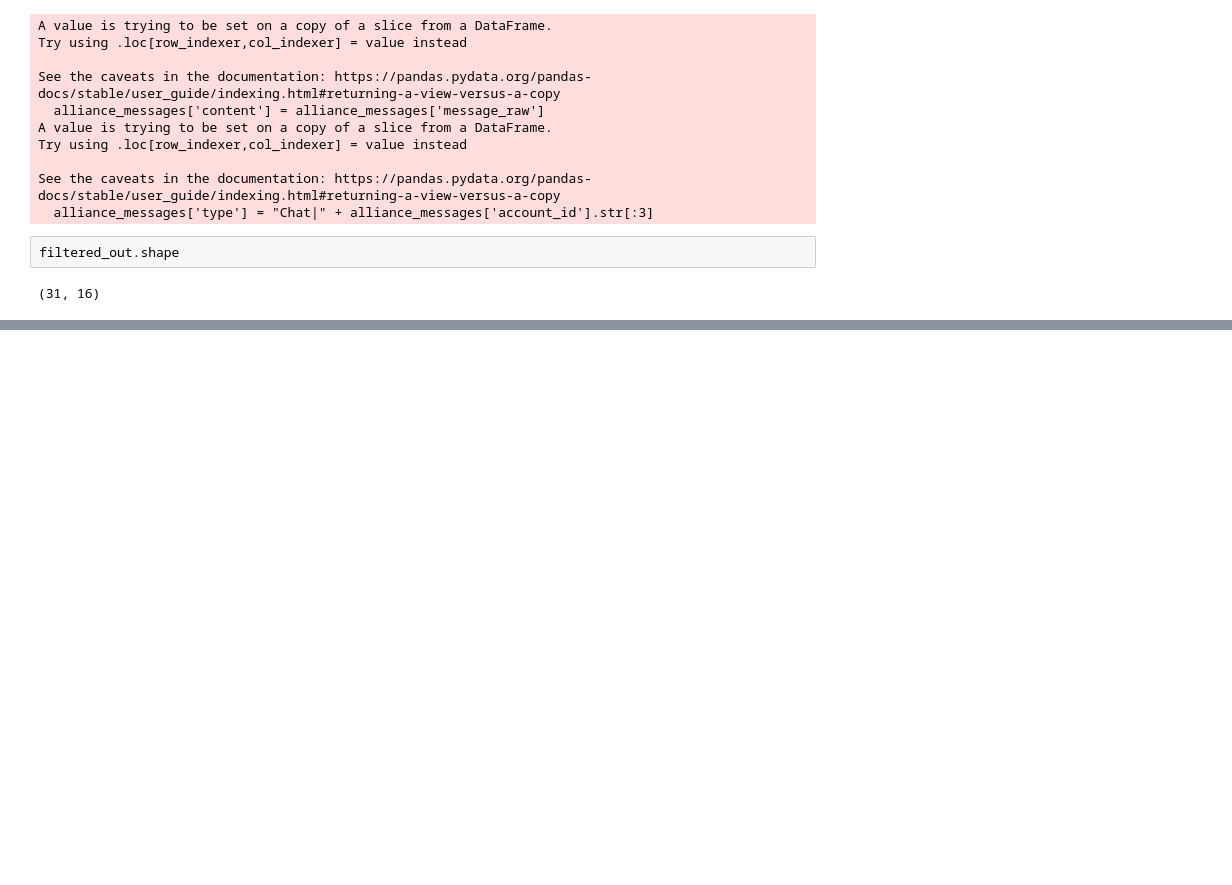
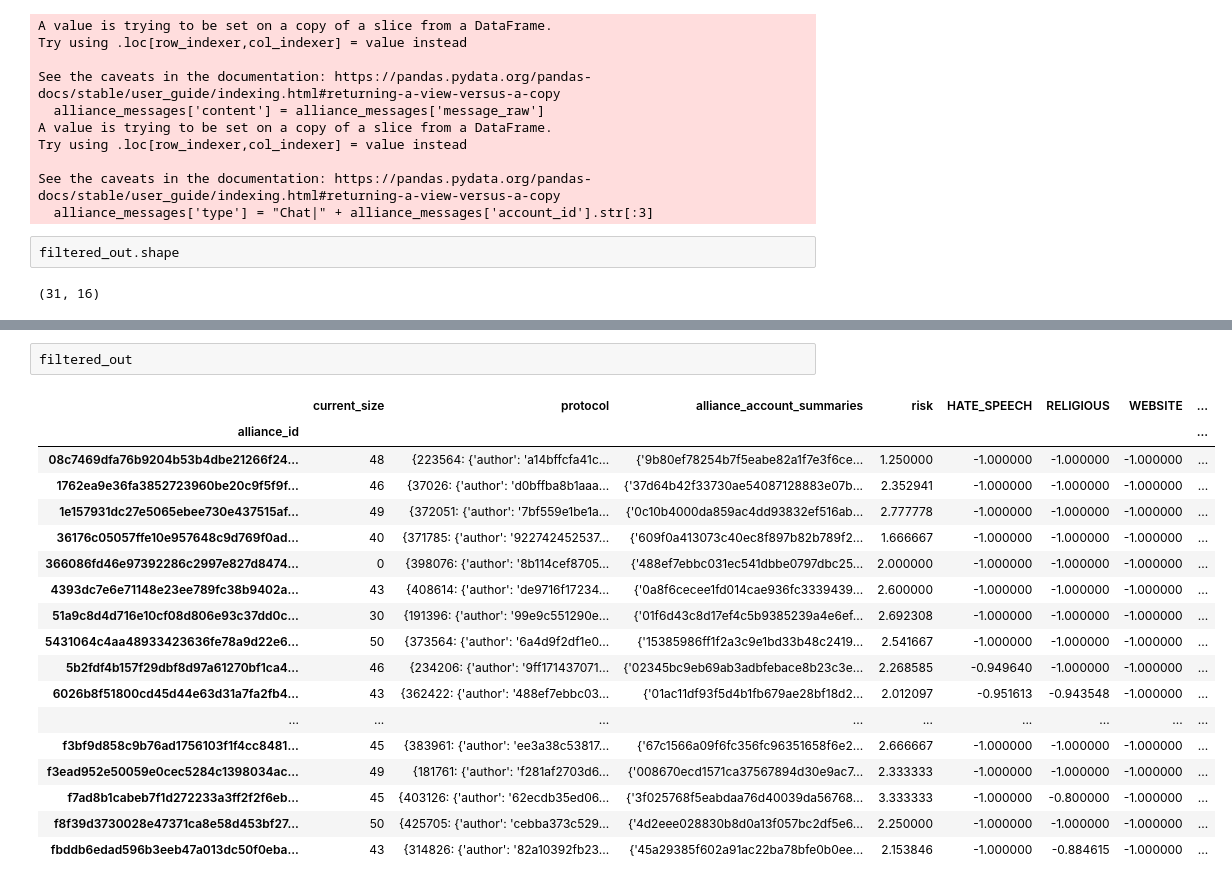
Before and after one commit to Tobias314/CantaloupeStartHack23, a Jupyter notebook: notebooks/alliance_statistics.ipynb, the cells around one changed output, grey strips where cells are left out. Cells and saved outputs as stored; diff of their text form; blank space fills up the shorter version.

```diff
--- a/notebooks/alliance_statistics.ipynb
+++ b/notebooks/alliance_statistics.ipynb
@@ -252 +253,22 @@ CHAT_GPT = {'1762ea9e36fa3852723960be20c9f5f9f98dff1d23343b72f82e715371aaaff9':'
 }
+# %%
+filtered_out
+# %% [output]
+|  | current_size | protocol | alliance_account_summaries | risk | HATE_SPEECH | RELIGIOUS | WEBSITE | ... |
+| alliance_id |  |  |  |  |  |  |  | ... |
+| 08c7469dfa76b9204b53b4dbe21266f24... | 48 | {223564: {'author': 'a14bffcfa41c... | {'9b80ef78254b7f5eabe82a1f7e3f6ce... | 1.250000 | -1.000000 | -1.000000 | -1.000000 | ... |
+| 1762ea9e36fa3852723960be20c9f5f9f... | 46 | {37026: {'author': 'd0bffba8b1aaa... | {'37d64b42f33730ae54087128883e07b... | 2.352941 | -1.000000 | -1.000000 | -1.000000 | ... |
+| 1e157931dc27e5065ebee730e437515af... | 49 | {372051: {'author': '7bf559e1be1a... | {'0c10b4000da859ac4dd93832ef516ab... | 2.777778 | -1.000000 | -1.000000 | -1.000000 | ... |
+| 36176c05057ffe10e957648c9d769f0ad... | 40 | {371785: {'author': '922742452537... | {'609f0a413073c40ec8f897b82b789f2... | 1.666667 | -1.000000 | -1.000000 | -1.000000 | ... |
+| 366086fd46e97392286c2997e827d8474... | 0 | {398076: {'author': '8b114cef8705... | {'488ef7ebbc031ec541dbbe0797dbc25... | 2.000000 | -1.000000 | -1.000000 | -1.000000 | ... |
+| 4393dc7e6e71148e23ee789fc38b9402a... | 43 | {408614: {'author': 'de9716f17234... | {'0a8f6cecee1fd014cae936fc3339439... | 2.600000 | -1.000000 | -1.000000 | -1.000000 | ... |
+| 51a9c8d4d716e10cf08d806e93c37dd0c... | 30 | {191396: {'author': '99e9c551290e... | {'01f6d43c8d17ef4c5b9385239a4e6ef... | 2.692308 | -1.000000 | -1.000000 | -1.000000 | ... |
+| 5431064c4aa48933423636fe78a9d22e6... | 50 | {373564: {'author': '6a4d9f2df1e0... | {'15385986ff1f2a3c9e1bd33b48c2419... | 2.541667 | -1.000000 | -1.000000 | -1.000000 | ... |
+| 5b2fdf4b157f29dbf8d97a61270bf1ca4... | 46 | {234206: {'author': '9ff171437071... | {'02345bc9eb69ab3adbfebace8b23c3e... | 2.268585 | -0.949640 | -1.000000 | -1.000000 | ... |
+| 6026b8f51800cd45d44e63d31a7fa2fb4... | 43 | {362422: {'author': '488ef7ebbc03... | {'01ac11df93f5d4b1fb679ae28bf18d2... | 2.012097 | -0.951613 | -0.943548 | -1.000000 | ... |
+| ... | ... | ... | ... | ... | ... | ... | ... | ... |
+| f3bf9d858c9b76ad1756103f1f4cc8481... | 45 | {383961: {'author': 'ee3a38c53817... | {'67c1566a09f6fc356fc96351658f6e2... | 2.666667 | -1.000000 | -1.000000 | -1.000000 | ... |
+| f3ead952e50059e0cec5284c1398034ac... | 49 | {181761: {'author': 'f281af2703d6... | {'008670ecd1571ca37567894d30e9ac7... | 2.333333 | -1.000000 | -1.000000 | -1.000000 | ... |
+| f7ad8b1cabeb7f1d272233a3ff2f2f6eb... | 45 | {403126: {'author': '62ecdb35ed06... | {'3f025768f5eabdaa76d40039da56768... | 3.333333 | -1.000000 | -0.800000 | -1.000000 | ... |
+| f8f39d3730028e47371ca8e58d453bf27... | 50 | {425705: {'author': 'cebba373c529... | {'4d2eee028830b8d0a13f057bc2df5e6... | 2.250000 | -1.000000 | -1.000000 | -1.000000 | ... |
+| fbddb6edad596b3eeb47a013dc50f0eba... | 43 | {314826: {'author': '82a10392fb23... | {'45a29385f602a91ac22ba78bfe0b0ee... | 2.153846 | -1.000000 | -0.884615 | -1.000000 | ... |
```
Also changed, not shown: parts of 2 cells of this notebook, 1 other file.
